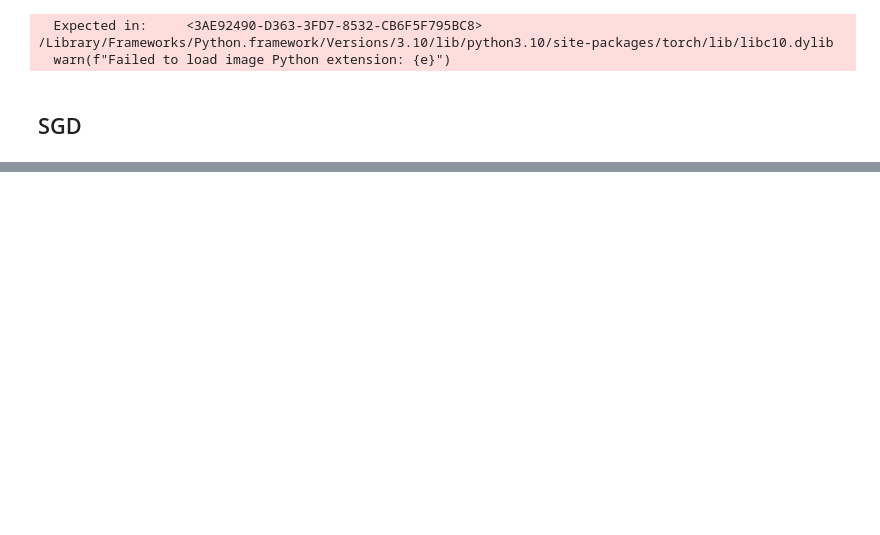
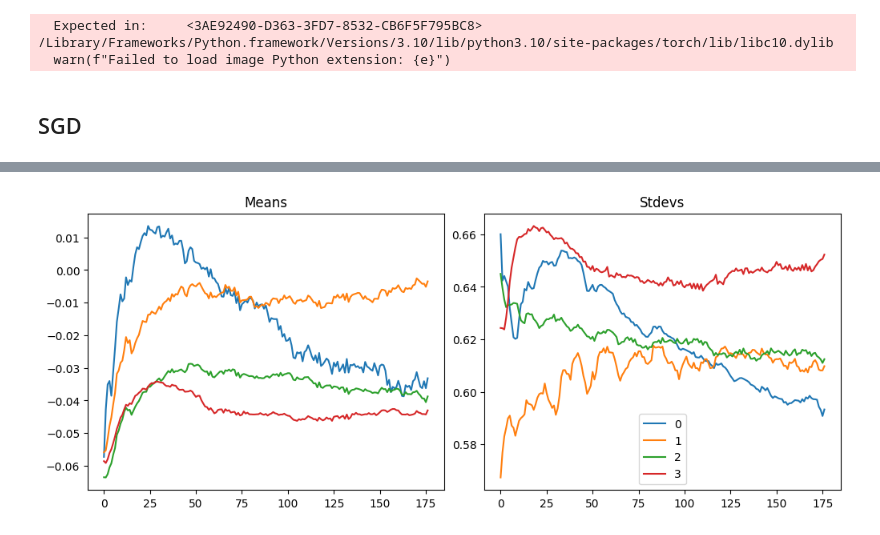
Before and after one commit to mtm-007/Deep-Learing-from-the-foundation-and-GEN_AI, a Jupyter notebook: accel_sgd.ipynb, the cells around one changed output, grey strips where cells are left out. Drawn from its saved outputs; the diff is of its cells as text; code cells hidden in the pictures; blank space fills up the shorter version.

```diff
--- a/accel_sgd.ipynb
+++ b/accel_sgd.ipynb
@@ -92,0 +144,4 @@ learn.fit(3)
+# %%
+astats.plot_stats()
+# %% [output]
+[figure, added]
```
Also changed, not shown: parts of 11 cells of this notebook.
